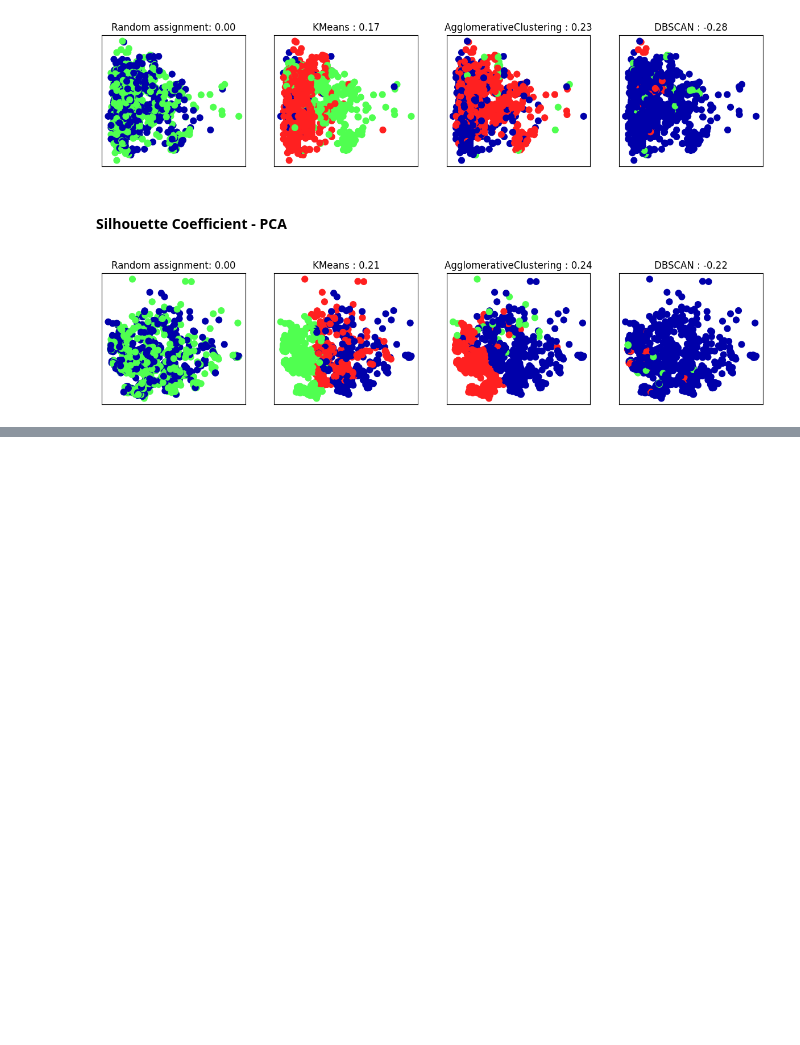
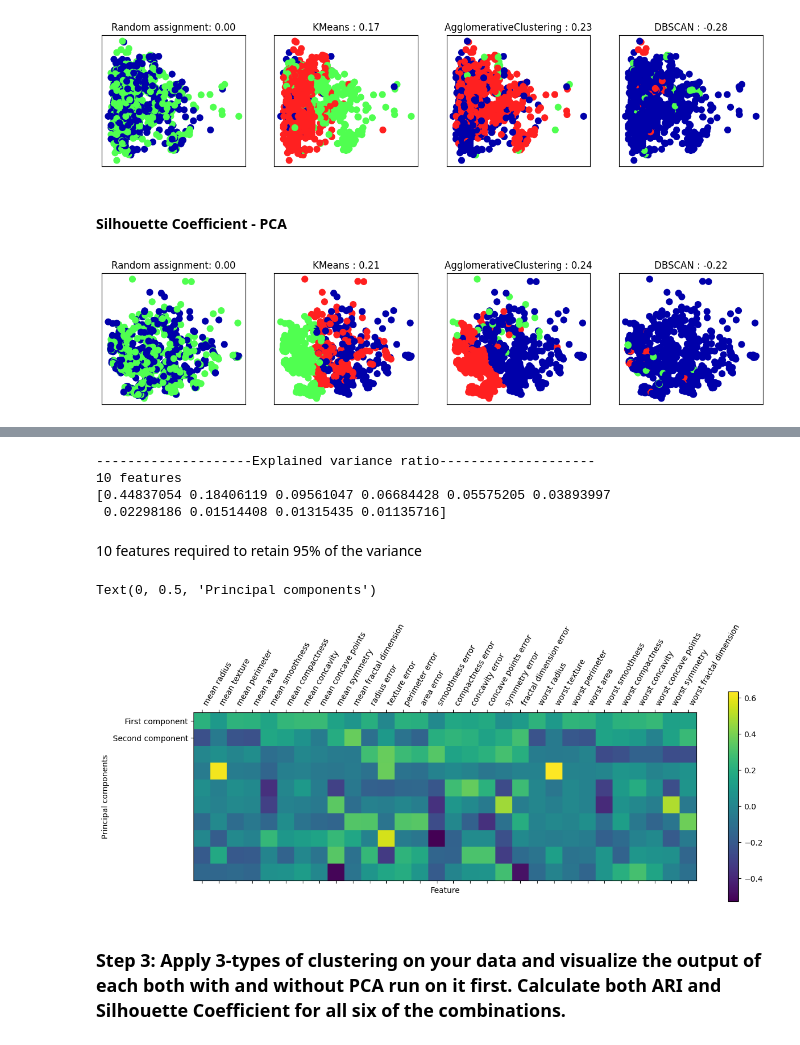
Before and after one commit to naterattner/data71200, a Jupyter notebook: project_3/data71200_summer24_project3.ipynb, the cells around one changed output, grey strips where cells are left out. Drawn from its saved outputs; the diff is of its cells as text; code cells hidden in the pictures; blank space fills up the shorter version.

Commit message:
adds breast cancer dataset

```diff
--- a/project_3/data71200_summer24_project3.ipynb
+++ b/project_3/data71200_summer24_project3.ipynb
@@ -520,0 +527,16 @@ for ax, algorithm in zip(axes[1:], algorithms):
+# %%
+#Load data
+
+from sklearn.datasets import load_breast_cancer
+cancer_dataset = load_breast_cancer()
+# %%
+# Split into test/training
+
+X_train_cancer, X_test_cancer, y_train_cancer, y_test_cancer = train_test_split(
+    cancer_dataset.data, cancer_dataset.target, stratify=cancer_dataset.target, random_state=66,test_size=0.2)
+# %%
+# Scale data
+
+scaler = StandardScaler()
+X_train_cancer_scaled = scaler.fit_transform(X_train_cancer)
+X_test_cancer_scaled = scaler.transform(X_test_cancer)
@@ -520,0 +549,31 @@ for ax, algorithm in zip(axes[1:], algorithms):
+# %%
+# keep components to explain 95% of the variance
+pca_cancer = PCA(n_components=0.95)
+
+# fit PCA model to data
+pca_cancer.fit(X_train_cancer_scaled)
+
+print('-'*20 + 'Explained variance ratio' + '-'*20)
+print(str(len(pca_cancer.explained_variance_ratio_)) + ' features')
+print(pca_cancer.explained_variance_ratio_)
+# %% [output]
+--------------------Explained variance ratio--------------------
+10 features
+[0.44837054 0.18406119 0.09561047 0.06684428 0.05575205 0.03893997
+ 0.02298186 0.01514408 0.01315435 0.01135716]
+# %% [markdown]
+10 features required to retain 95% of the variance
+# %%
+# plot the principal components
+plt.matshow(pca_cancer.components_, cmap='viridis')
+plt.yticks([0, 1], ["First component", "Second component"])
+plt.colorbar()
+plt.xticks(range(len(cancer_dataset.feature_names)),
+           cancer_dataset.feature_names, rotation=60, ha='left')
+plt.xlabel("Feature")
+plt.ylabel("Principal components")
+# %% [output]
+Text(0, 0.5, 'Principal components')
+[figure, added]
+# %% [markdown]
+### Step 3: Apply 3-types of clustering on your data and visualize the output of each both with and without PCA run on it first. Calculate both ARI and Silhouette Coefficient for all six of the combinations.
```
Also changed, not shown: parts of 35 cells of this notebook.
